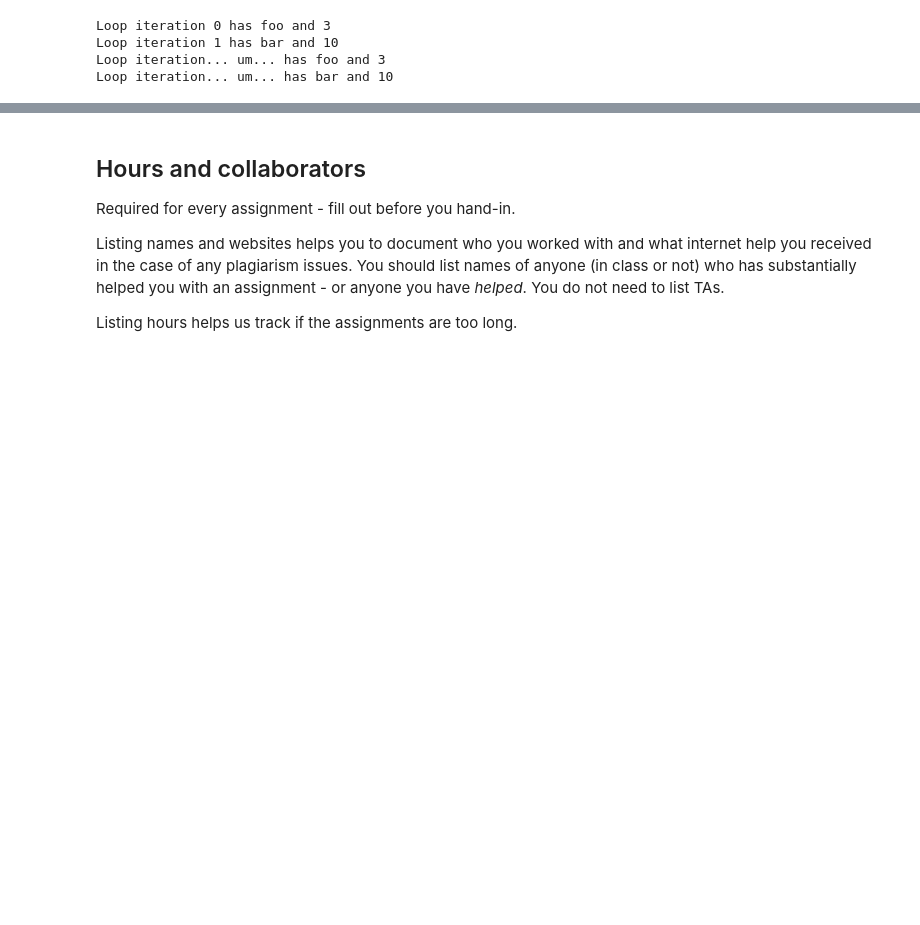
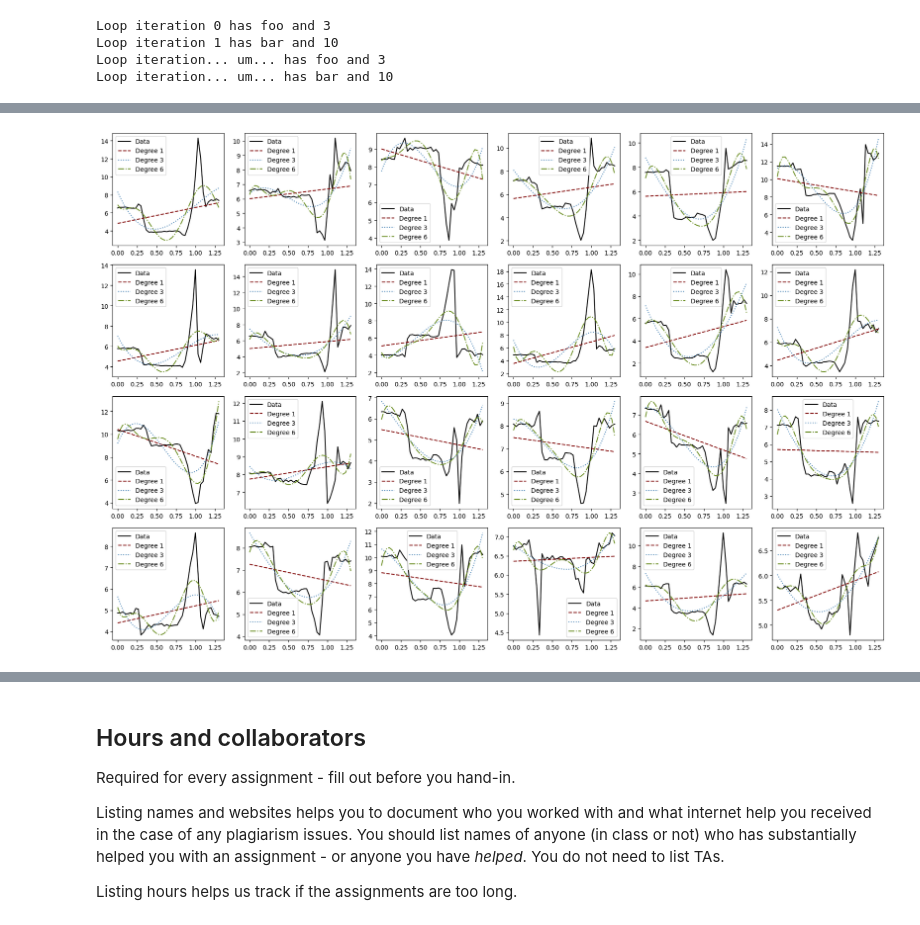
Before and after one commit to JPizzleDrizzle/JPIntroPythonProgramming, a Jupyter notebook: Week_4_fitting/Lab_4_data_fitting.ipynb, the cells around one changed output, grey strips where cells are left out. Drawn from its saved outputs; the diff is of its cells as text; code cells hidden in the pictures; blank space fills up the shorter version.

```diff
--- a/Week_4_fitting/Lab_4_data_fitting.ipynb
+++ b/Week_4_fitting/Lab_4_data_fitting.ipynb
@@ -339,32 +342,47 @@ SyntaxError: invalid syntax (3578321235.py, line 6)
 # %%
 # Note: This code will all work even if you change the number of rows/columns
 n_rows = 4
 n_cols = 6
 fig, axs = plt.subplots(n_rows, n_cols, figsize=(n_cols * 3, n_rows * 3))
 
 n_total_plots = n_rows * n_cols
 # take every nth
 n_skip = data_wrist_force_magnitude.shape[0] // n_total_plots
 
 color_deg = ("maroon", "steelblue", "olivedrab")
 deg_fit = (1, 3, 6)
 lstyle = ('dashed', 'dotted', 'dashdot')
 # This loops over the total number of plots we can fit
 for i in range(0, n_total_plots):
     # Yes, this works - it's the same as doing r = row_offset + p // ncols on one line,
     #   and c = p % n_cols on the second line
     r, c = i // n_cols, i % n_cols
     data_row_indx = i * n_skip
 
     # Plot 4 things in this figure:
     #   the original data (in black)
     #   polynomial fits of degree 1, 3, 6
     # Note: use axs[r, c]
     # Note 2: The data row you want is in data_row_indx...
     # Note 3: Use polynomial.polyval(ts, ret_poly) to create y values for your t values
-    ...
+    first_ret_poly = fit_poly(ts, data_wrist_force_magnitude[data_row_indx], deg=1)
+    third_ret_poly = fit_poly(ts, data_wrist_force_magnitude[data_row_indx], deg=3)
+    sixth_ret_poly = fit_poly(ts, data_wrist_force_magnitude[data_row_indx], deg=6)
+
+    first_poly_vals = polynomial.polyval(ts, first_ret_poly)
+    third_poly_vals = polynomial.polyval(ts, third_ret_poly)
+    sixth_poly_vals = polynomial.polyval(ts, sixth_ret_poly)
+
+    axs[r, c].plot(ts, data_wrist_force_magnitude[data_row_indx], color="black", label="Data")
+    axs[r, c].plot(ts, first_poly_vals, color=color_deg[0], linestyle=lstyle[0], label="Degree 1")
+    axs[r, c].plot(ts, third_poly_vals, color=color_deg[1], linestyle=lstyle[1], label="Degree 3")
+    axs[r, c].plot(ts, sixth_poly_vals, color=color_deg[2], linestyle=lstyle[2], label="Degree 6")
+
+    axs[r, c].legend()
 
 plt.tight_layout()
+# %% [output]
+[figure, added]
 # %%
 # Manual grade
 print("This is a manually-graded question; there is no grader.check() function. See rubric and slides for more information on expected output.")
```
Also changed, not shown: parts of 4 cells of this notebook, 1 other file.
